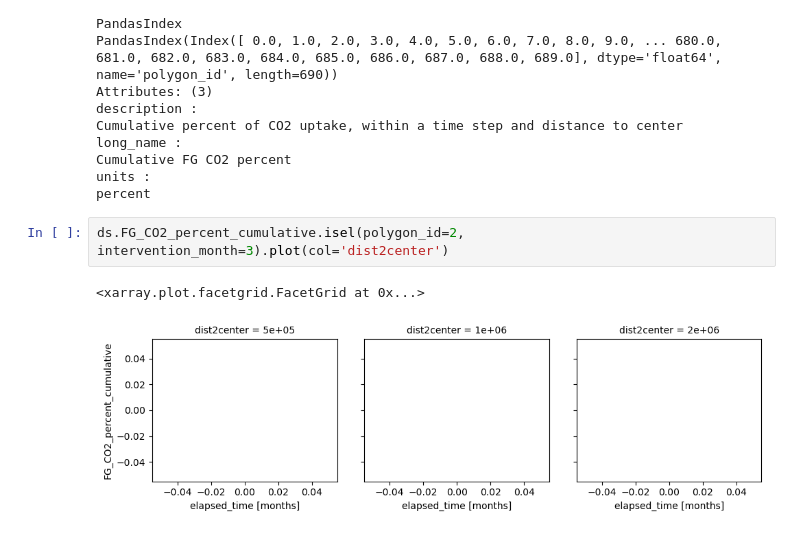
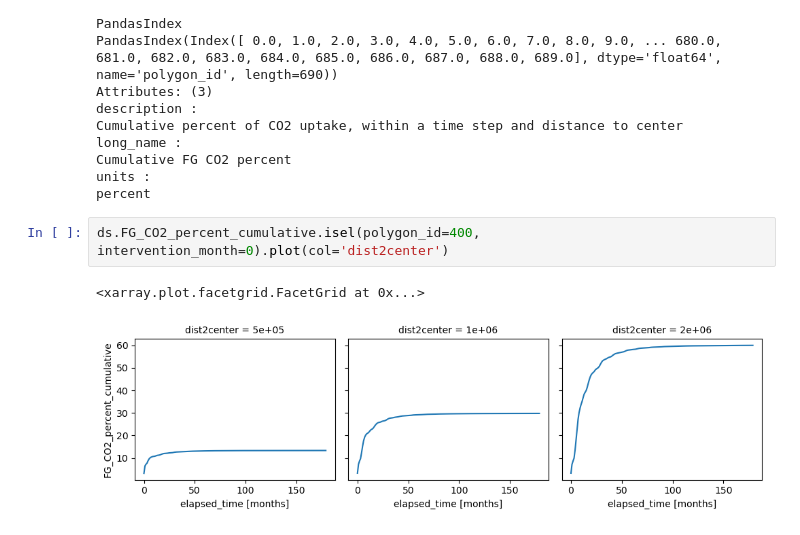
Before and after one commit to NoraLoose/Ocean-CDR-Atlas-v0, a Jupyter notebook: workflows/dor-atlas/notebooks/qa-qc-store-3.ipynb, the cells around one changed output. Drawn from its saved outputs; the diff is of its cells as text.

```diff
--- a/workflows/dor-atlas/notebooks/qa-qc-store-3.ipynb
+++ b/workflows/dor-atlas/notebooks/qa-qc-store-3.ipynb
@@ -45,7 +45,7 @@ Cumulative FG CO2 percent
 units :
 percent
 # %%
-ds.FG_CO2_percent_cumulative.isel(polygon_id=2, intervention_month=3).plot(col='dist2center')
+ds.FG_CO2_percent_cumulative.isel(polygon_id=400, intervention_month=0).plot(col='dist2center')
 # %% [output]
 <xarray.plot.facetgrid.FacetGrid at 0x...>
-[figure, old version]
+[figure, new version]
```
Also changed, not shown: parts of 1 cell of this notebook, 1 other file.
